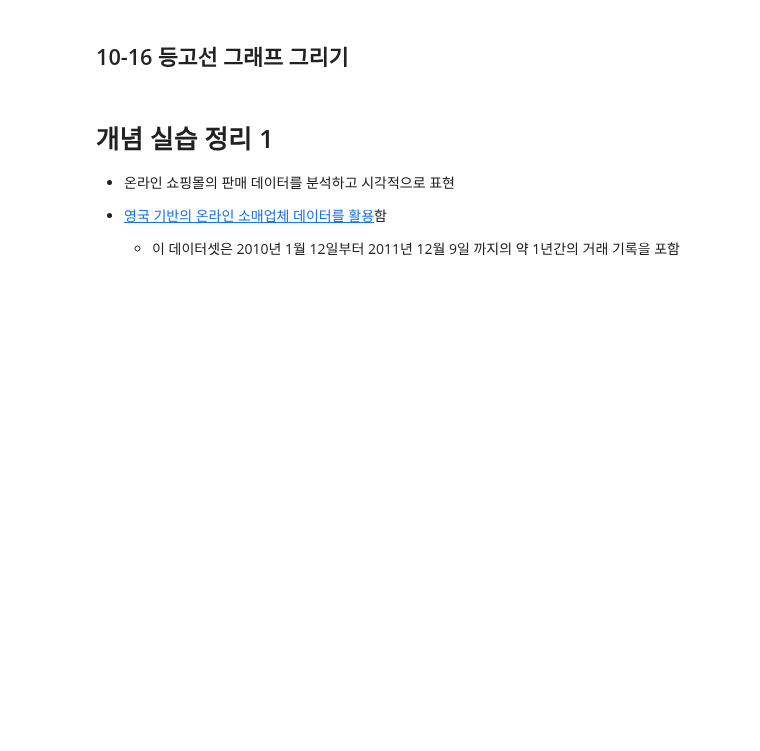
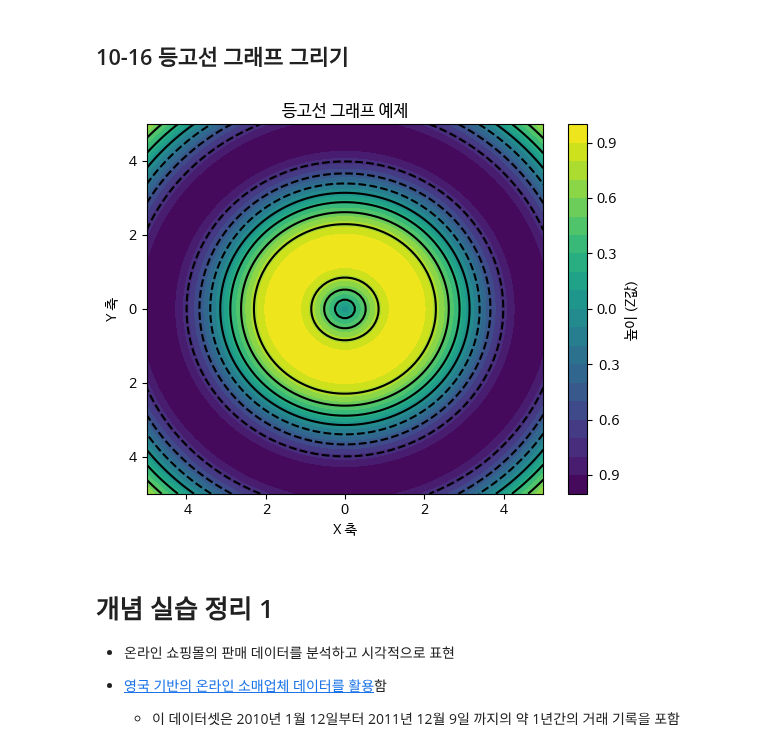
Before and after one commit to Nis4Newt/Data-Analysis-with-Open-Source, a Jupyter notebook: 오픈소스_데이터_분석_10강.ipynb, the cells around one changed output. Drawn from its saved outputs; the diff is of its cells as text; code cells hidden in the pictures; blank space fills up the shorter version.

```diff
--- a/오픈소스_데이터_분석_10강.ipynb
+++ b/오픈소스_데이터_분석_10강.ipynb
@@ -374,26 +383,29 @@ plt.show()
 # %%
 import numpy as np
 
 ## 데이터 생성
 x = np.linspace(-5, 5, 100)
 y = np.linspace(-5, 5, 100)
 X, Y = np.meshgrid(x, y)
 
 Z = np.sin(np.sqrt(X**2 + Y**2))
 
 # 등고선 그래프 그리기
-
+contour = plt.contourf(X, Y, Z, levels=20)
+plt.contour(X, Y, Z, colors='black')
 
 # 색상 막대 추가 및 레이블 설정
 cbar = plt.colorbar(contour)
 cbar.set_label('높이 (Z값)')
 
 ## 제목 및 축 레이블 설정
 plt.title("등고선 그래프 예제")
 plt.xlabel("X 축")
 plt.ylabel("Y 축")
 
 plt.show()
+# %% [output]
+[figure, added]
 # %% [markdown]
 # 개념 실습 정리 1
 
```
Also changed, not shown: parts of 5 cells of this notebook.
